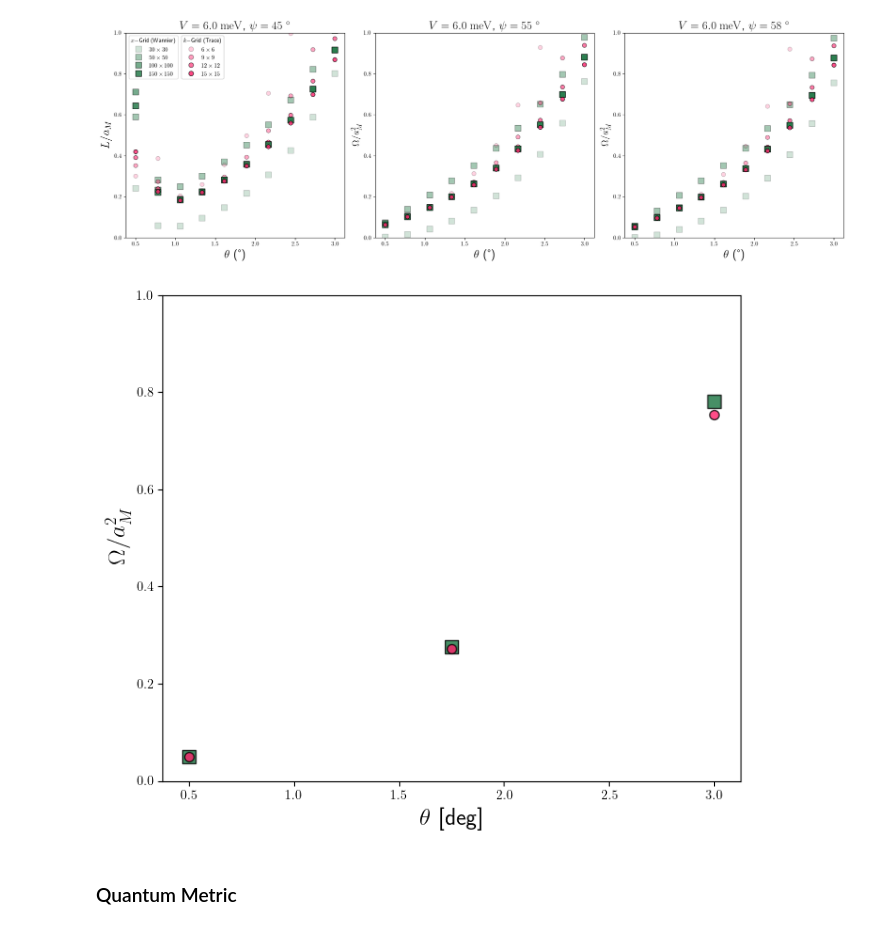
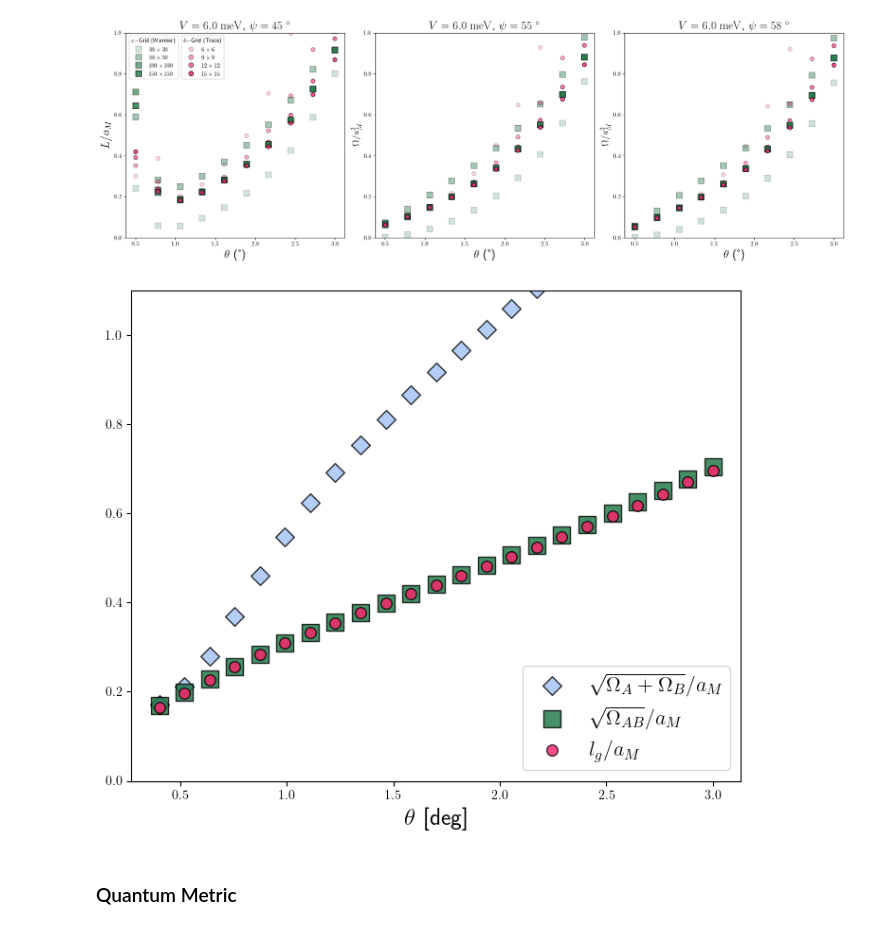
Before and after one commit to sanhq17/moire_heterobilayers, a Jupyter notebook: notebooks/wannier_two_bands.ipynb, the cells around one changed output. Saved outputs shown, nothing was run; the diff lists cells and outputs as text; code cells hidden in the pictures.

```diff
--- a/notebooks/wannier_two_bands.ipynb
+++ b/notebooks/wannier_two_bands.ipynb
@@ -316,9 +376,9 @@ plt.show()
 # %% [output]
 [figure]
 # %%
-sys.n_shells = 10
-sys.V = 6.6
-thetas = np.linspace(0.5, 3.0, 3)
+sys.n_shells = 12
+sys.V = 10
+thetas = np.linspace(0.4, 3.0, 23)
 thetas2 = np.linspace(thetas[0], thetas[-1], 100)
 aMs0 = sys.a0 / (2 * np.sin(np.radians(thetas / 2)))
 aMs = sys.a0 / (2 * np.sin(np.radians(thetas2 / 2)))
@@ -338,12 +398,11 @@ x_alpha = .8
 
 sys.psi_deg = 58
 
-fig, ax = plt.subplots(1, 1, figsize=(7, 6))
-
 rW_values = []
 l0_values = []
 omega = []
-for th in thetas:
+omega_disjoint = []
+for th in tqdm(thetas):
     sys.theta_deg = th
 
     x = np.linspace(-scale_W * sys.aM, scale_W * sys.aM, resx)
@@ -356,6 +415,8 @@ for th in thetas:
     v2 = sys.a1.copy()
     v2[1] = - v2[1]
     RB = (sys.a1 + v2) / 3
+
+    ### Joint wannierization
 
     wanniers = sys.wannier_wavefunction_2band(X, Y, k_points, trial_centers= np.array([RA, RB]))
 
@@ -370,33 +431,46 @@ for th in thetas:
     spread2 = sys.integrate_wannier(fun2, wannier2, X, Y, k_points)
 
     omega.append((spread1 + spread2) / sys.aM**2)
-    # print("Norm1: ", sys.integrate_wannier(fun_one, wannier1, X, Y, k_points))
-    # print("Norm2: ", sys.integrate_wannier(fun_one, wannier2, X, Y, k_points))
-    # print("Max abs wannier1: ", np.max(np.abs(wannier1)**2))
-    # print("sp1: ", spread1 / sys.aM**2, "sp2: ", spread2 / sys.aM**2)
-    # print("--------")
+    ###
 
-    # integral = sys.integrate_trace(Nx=resk, Ny=resk)
-    # l0 = np.sqrt(integral)
-    # l0_valuesH.append(l0)
+    ### Disjoint wannierization
+    wannierA = sys.wannier_wavefunction_target_band(X, Y, k_points, target_band=1, gauge_fixed=True, R0=RA)
+    wannierB = sys.wannier_wavefunction_target_band(X, Y, k_points, target_band=2, gauge_fixed=True, R0=RB)
+
+    fun = lambda xx, yy: (xx-RA[0])**2 + (yy-RA[1])**2
+    spreadA = sys.integrate_wannier(fun, wannierA, X, Y, k_points)
+
+    fun = lambda xx, yy: (xx-RB[0])**2 + (yy-RB[1])**2
+    spreadB = sys.integrate_wannier(fun, wannierB, X, Y, k_points)
+
+    omega_disjoint.append((spreadA + spreadB) / sys.aM**2)
+    ###
+
+    ### Trace integral
     integral = sys.integrate_trace(Nx=resk, Ny=resk)
     l0_values.append(integral / sys.aM**2)
-
-ax.scatter(thetas, np.array(omega), facecolors='#197340', edgecolors='k',
-            s=100, marker='s', alpha=alphax)
-ax.scatter(thetas, np.array(l0_values), facecolors='#FF216B', edgecolors='k',
-            s=50, alpha=alphak)
-ax.set_ylim([0, 1])
-ax.set_xlabel(r'$\theta$ [deg]', fontsize=18)
-ax.set_ylabel(r'$\Omega / a_M^2$', fontsize=18)
-
-ax.set_ylim([0.0, 1.0])
-
-plt.tight_layout()
-plt.savefig("plots/spread_vs_theta.pdf", dpi=300, bbox_inches='tight')
-plt.show()
-# %% [output]
-[figure, removed]
+# %%
+alphax = .8
+alphak = .8
+fig, ax = plt.subplots(1, 1, figsize=(7, 6))
+
+ax.scatter(thetas, np.sqrt(omega_disjoint), facecolors='#A1C1F4', edgecolors='k',
+            s=100, marker='D', alpha=alphax, label=r'$\sqrt{\Omega_A + \Omega_B} / a_M$')
+ax.scatter(thetas, np.sqrt(omega), facecolors='#197340', edgecolors='k',
+            s=150, marker='s', alpha=alphax, label=r'$\sqrt{\Omega_{AB}} / a_M$')
+ax.scatter(thetas, np.sqrt(l0_values), facecolors='#FF216B', edgecolors='k',
+            s=70, alpha=alphak, label=r'$l_g / a_M$')
+ax.set_ylim([0, 1.1])
+ax.set_xlabel(r"$\theta$ [deg]", fontsize=18)
+ax.legend(fontsize=16, loc='lower right')
+
+#ax.set_ylim([0.0, 1.0])
+
+plt.tight_layout()
+plt.savefig("plots/wannierization_comparison.pdf", dpi=300, bbox_inches='tight')
+plt.show()
+# %% [output]
+[figure, added]
 # %% [markdown]
 ### Quantum Metric
 # %%
```
Also changed, not shown: parts of 9 cells of this notebook, 14 other files.
